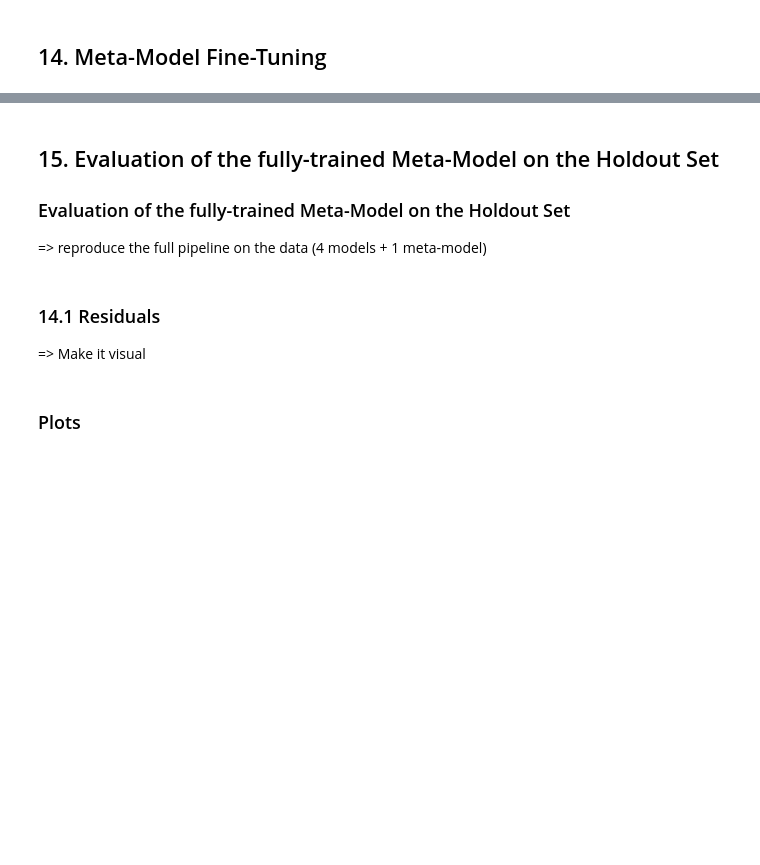
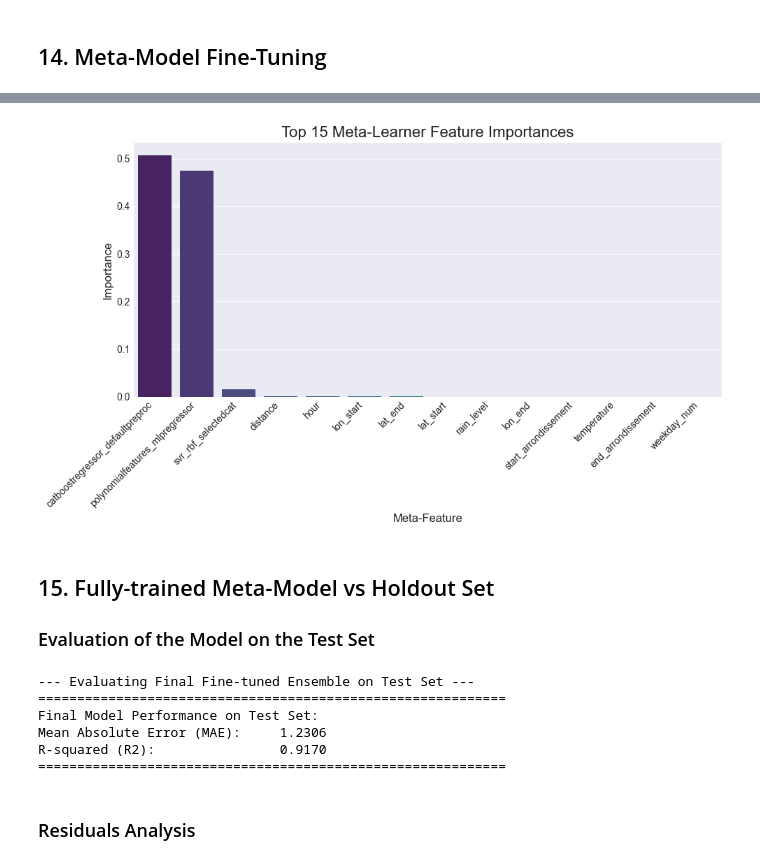
Before and after one commit to nabilalibou/Uber_Fare_Prediction_Explained, a Jupyter notebook: uber_pricing_analysis.ipynb, the cells around one changed output, grey strips where cells are left out. Cells and saved outputs as stored; diff of their text form; code cells hidden in the pictures; blank space fills up the shorter version.

Commit message:
Add feature importance for the meta-model. ADD the evaluation on holdout set. ADD residuals analysis plot

```diff
--- a/uber_pricing_analysis.ipynb
+++ b/uber_pricing_analysis.ipynb
@@ -2511,7 +2575,7 @@ for name, model in base_models:
 
 if base_results:
     meta_results = {}
-    for passthrough in [False, True]:
+    for passthrough in [True]:  # , False
         results = test_meta_model_configurations(base_models, X_train, y_train, model_passthrough=passthrough)
         for name, (mae, std) in results.items():
             key = f"{name} (Passthrough: {passthrough})"
@@ -2581,7 +2645,7 @@ stacking_pipeline_for_tuning = Pipeline([
 ])
 
 param_grid_gbr_meta = {
-    'stacking_regressor__final_estimator__n_estimators': Integer(55, 60, 65, 70),
+    'stacking_regressor__final_estimator__n_estimators': Integer(55, 70), # , 60, 65,
     'stacking_regressor__final_estimator__learning_rate': Real(0.01, 0.1, prior='log-uniform'), # Discrete values, log-scale intuition
     'stacking_regressor__final_estimator__max_depth': Integer(3, 7),
     'stacking_regressor__final_estimator__subsample': Real(0.5, 1.0, prior='uniform'), # Discrete values, uniform spread
@@ -2594,7 +2658,7 @@ print("=" * 60)
 
 tuner_meta_gbr = BayesSearchCV(
     estimator=stacking_pipeline_for_tuning,
-    param_grid=param_grid_gbr_meta,
+    search_spaces=param_grid_gbr_meta,
     n_iter=50,
     cv=5,
     scoring=mae_scorer,
@@ -2617,13 +2695,60 @@ Fitting 5 folds for each of 24000 candidates, totalling 120000 fits
+# %%
+original_feature_names = list(X_train.columns)
+base_model_names = [name for name, _ in tuner_meta_gbr.best_estimator_.named_steps['stacking_regressor'].estimators]
+all_meta_features = base_model_names + original_feature_names
+meta_feature_importances = tuner_meta_gbr.best_estimator_.named_steps['stacking_regressor'].final_estimator_.feature_importances_
+
+importance_df = pd.DataFrame({
+    'Meta-Feature': all_meta_features,
+    'Importance': meta_feature_importances
+})
+importance_df = importance_df.sort_values(by='Importance', ascending=False)
+
+top_n = 15
+importance_df_filtered = importance_df.head(top_n)
+
+plt.figure(figsize=(10, 6))
+sns.barplot(x='Meta-Feature', y='Importance', data=importance_df_filtered, palette='viridis')
+plt.title(f'Top {top_n} Meta-Learner Feature Importances', fontsize=16)
+plt.xlabel('Meta-Feature', fontsize=12)
+plt.ylabel('Importance', fontsize=12)
+plt.xticks(rotation=45, ha='right', fontsize=10)
+plt.tight_layout()
+plt.show()
+# %% [output]
+[figure, added]
 # %% [markdown]
-## 15. Evaluation of the fully-trained Meta-Model on the Holdout Set
+## 15. Fully-trained Meta-Model vs Holdout Set
 
-### Evaluation of the fully-trained Meta-Model on the Holdout Set
-
-=> reproduce the full pipeline on the data (4 models + 1 meta-model)
+### Evaluation of the Model on the Test Set
+# %%
+from sklearn.metrics import mean_absolute_error, r2_score
+
+
+print("\n--- Evaluating Final Fine-tuned Ensemble on Test Set ---")
+print("=" * 60)
+
+final_best_stacking_model = tuner_meta_gbr.best_estimator_
+y_pred_test_log = final_best_stacking_model.predict(X_test)
+y_test_original = np.expm1(y_test)
+y_pred_test_original = np.expm1(np.maximum(0, y_pred_test_log))
+
+mae_final = mean_absolute_error(y_test_original, y_pred_test_original)
+r2_final = r2_score(y_test_original, y_pred_test_original)
+
+residuals_original = y_test_original - y_pred_test_original
+
+print(f"Final Model Performance on Test Set:")
+print(f"Mean Absolute Error (MAE):     {mae_final:.4f}")
+print(f"R-squared (R2):                {r2_final:.4f}")
+print("=" * 60)
+# %% [output]
+--- Evaluating Final Fine-tuned Ensemble on Test Set ---
+============================================================
+Final Model Performance on Test Set:
+Mean Absolute Error (MAE):     1.2306
+R-squared (R2):                0.9170
+============================================================
 # %% [markdown]
-### 14.1 Residuals
-
-=> Make it visual
+### Residuals Analysis
-# %% [markdown]
-### Plots
 # %%
```
Also changed, not shown: parts of 8 cells of this notebook, 4 other files.
